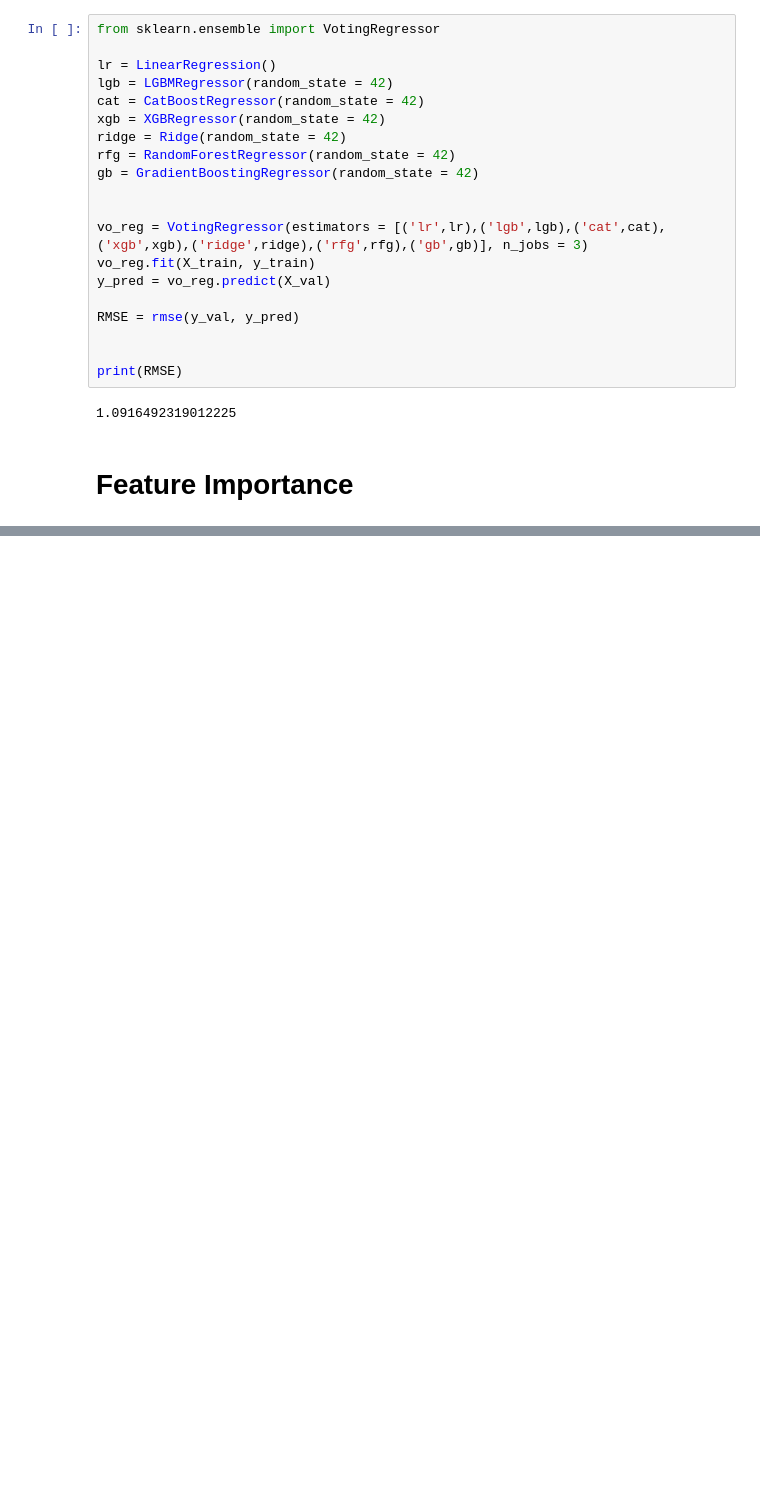
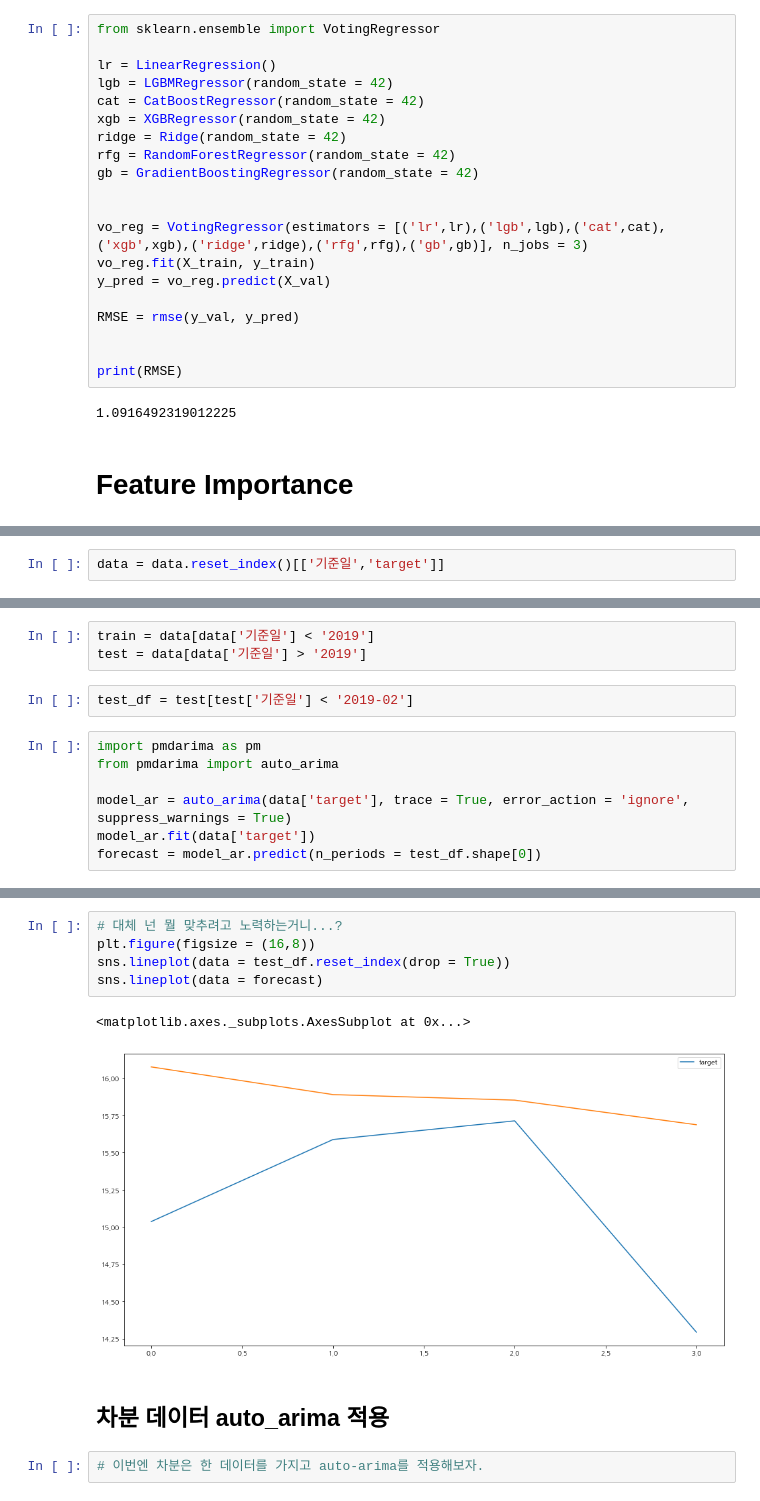
Before and after one commit to qkrwjdduf159/BigContest, a Jupyter notebook: 연어 EDA.ipynb, the cells around one changed output, grey strips where cells are left out. Saved outputs shown, nothing was run; the diff lists cells and outputs as text; blank space fills up the shorter version.

```diff
--- a/연어 EDA.ipynb
+++ b/연어 EDA.ipynb
@@ -945,0 +1127,2 @@ Text(0.5, 0, 'Xgboost Feature Importance')
+# %%
+data = data.reset_index()[['기준일','target']]
@@ -945,0 +1144,12 @@ Text(0.5, 0, 'Xgboost Feature Importance')
+# %%
+train = data[data['기준일'] < '2019']
+test = data[data['기준일'] > '2019']
+# %%
+test_df = test[test['기준일'] < '2019-02']
+# %%
+import pmdarima as pm
+from pmdarima import auto_arima
+
+model_ar = auto_arima(data['target'], trace = True, error_action = 'ignore', suppress_warnings = True)
+model_ar.fit(data['target'])
+forecast = model_ar.predict(n_periods = test_df.shape[0])
@@ -945,0 +1174,12 @@ Text(0.5, 0, 'Xgboost Feature Importance')
+# %%
+# 대체 넌 뭘 맞추려고 노력하는거니...?
+plt.figure(figsize = (16,8))
+sns.lineplot(data = test_df.reset_index(drop = True))
+sns.lineplot(data = forecast)
+# %% [output]
+<matplotlib.axes._subplots.AxesSubplot at 0x...>
+[figure, added]
+# %% [markdown]
+## 차분 데이터 auto_arima 적용
+# %%
+# 이번엔 차분은 한 데이터를 가지고 auto-arima를 적용해보자.
```
Also changed, not shown: parts of 31 cells of this notebook.
